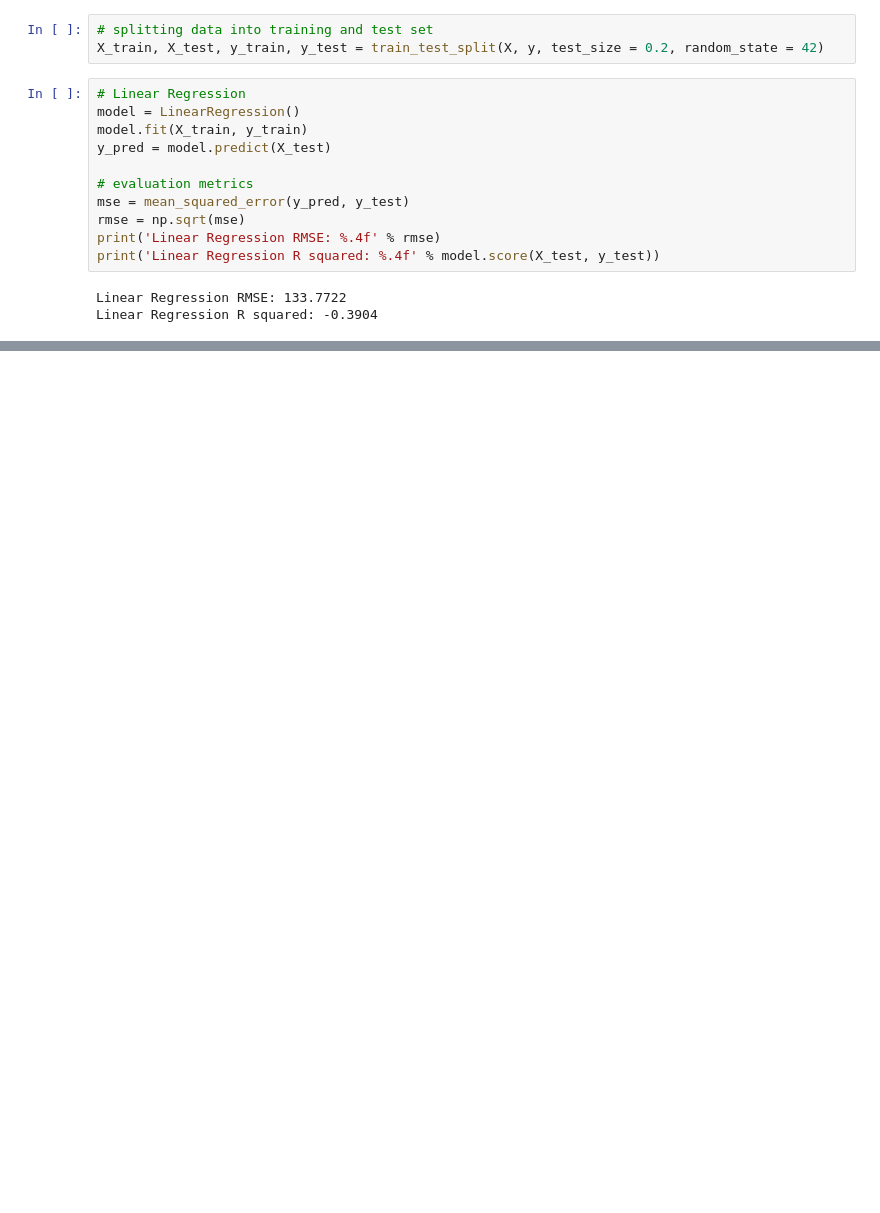
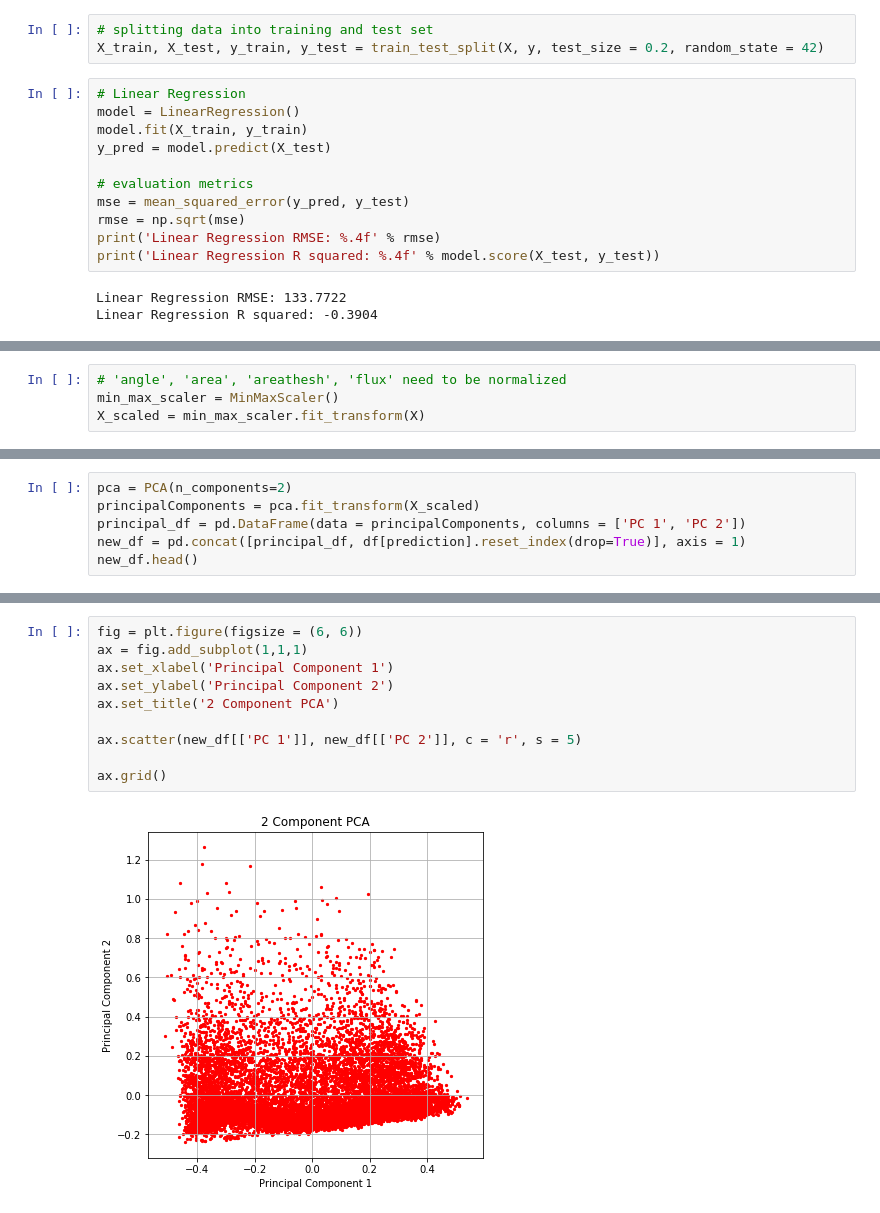
Before and after one commit to swapsha96/socis, a Jupyter notebook: Playing with Sunspotter Dataset.ipynb, the cells around one changed output, grey strips where cells are left out. Saved outputs shown, nothing was run; the diff lists cells and outputs as text; blank space fills up the shorter version.

Commit message:
Added feature reduction for visualization

```diff
--- a/Playing with Sunspotter Dataset.ipynb
+++ b/Playing with Sunspotter Dataset.ipynb
@@ -131,0 +147,4 @@ Linear Regression R squared: 0.8668
+# %%
+# 'angle', 'area', 'areathesh', 'flux' need to be normalized
+min_max_scaler = MinMaxScaler()
+X_scaled = min_max_scaler.fit_transform(X)
@@ -131,0 +216,6 @@ Linear Regression R squared: 0.8668
+# %%
+pca = PCA(n_components=2)
+principalComponents = pca.fit_transform(X_scaled)
+principal_df = pd.DataFrame(data = principalComponents, columns = ['PC 1', 'PC 2'])
+new_df = pd.concat([principal_df, df[prediction].reset_index(drop=True)], axis = 1)
+new_df.head()
@@ -131,0 +229,12 @@ Linear Regression R squared: 0.8668
+# %%
+fig = plt.figure(figsize = (6, 6))
+ax = fig.add_subplot(1,1,1)
+ax.set_xlabel('Principal Component 1')
+ax.set_ylabel('Principal Component 2')
+ax.set_title('2 Component PCA')
+
+ax.scatter(new_df[['PC 1']], new_df[['PC 2']], c = 'r', s = 5)
+
+ax.grid()
+# %% [output]
+[figure, added]
```
Also changed, not shown: parts of 12 cells of this notebook.
